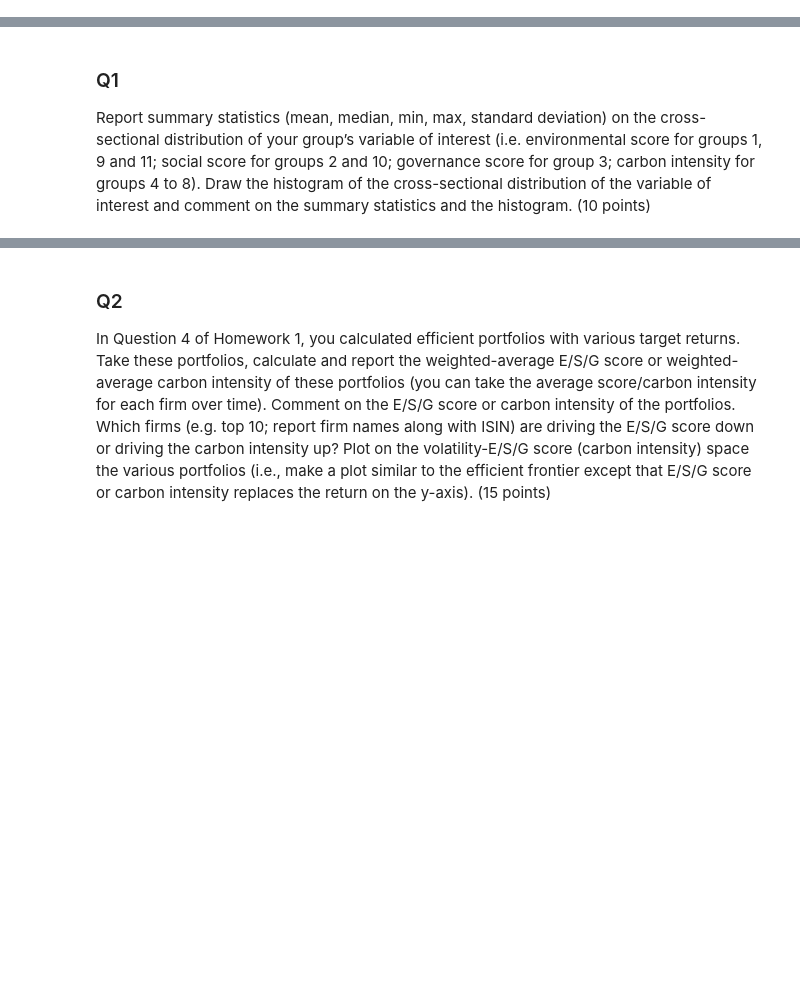
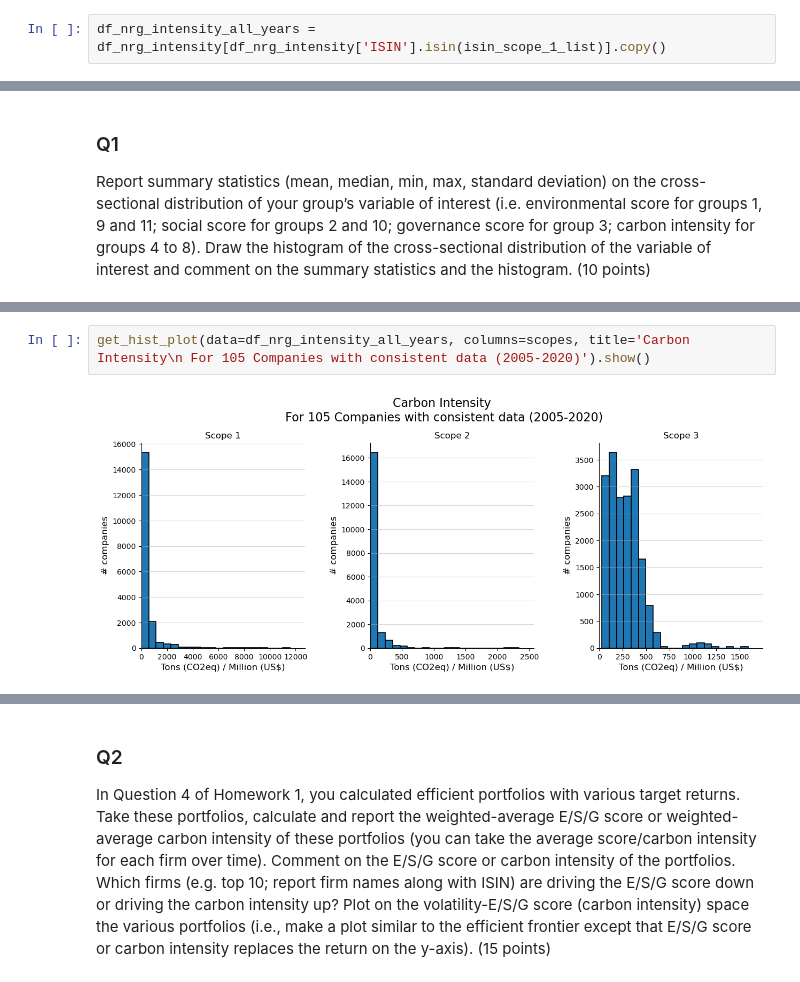
Before and after one commit to percw/Sustainable_and_Entrepreneurial_Finance, a Jupyter notebook: Assignment_2.ipynb, the cells around one changed output, grey strips where cells are left out. Cells and saved outputs as stored; diff of their text form; blank space fills up the shorter version.

```diff
--- a/Assignment_2.ipynb
+++ b/Assignment_2.ipynb
@@ -148,0 +255,2 @@ df_nrg_intensity.head()
+# %%
+df_nrg_intensity_all_years = df_nrg_intensity[df_nrg_intensity['ISIN'].isin(isin_scope_1_list)].copy()
@@ -167,0 +333,4 @@ plt.show()
+# %%
+get_hist_plot(data=df_nrg_intensity_all_years, columns=scopes, title='Carbon Intensity\n For 105 Companies with consistent data (2005-2020)').show()
+# %% [output]
+[figure, added]
```
Also changed, not shown: parts of 24 cells of this notebook, 2 other files.
